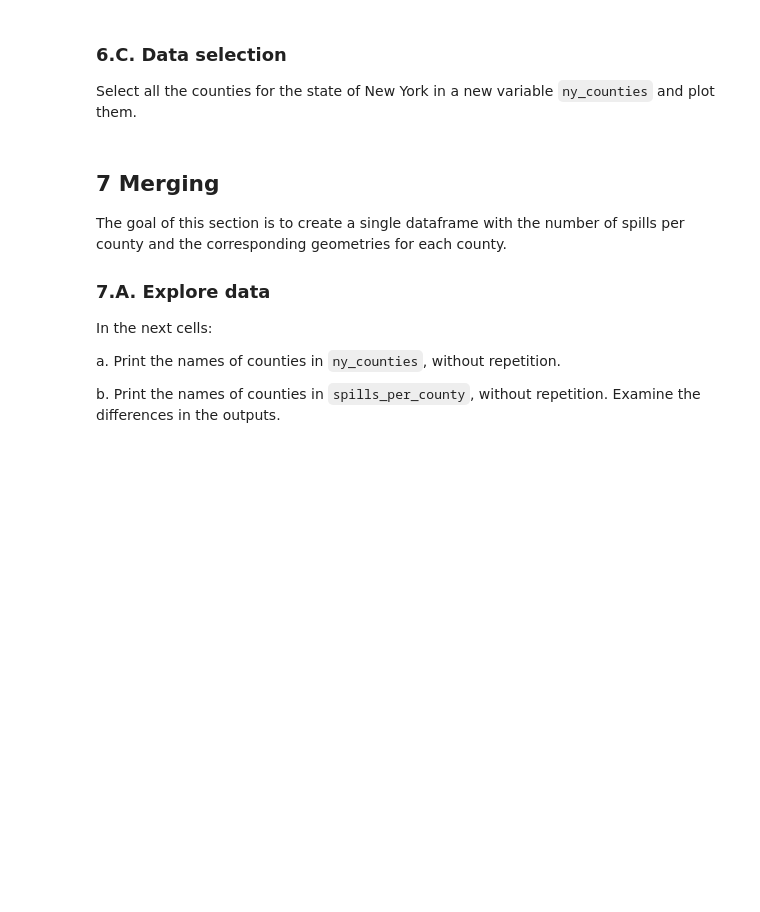
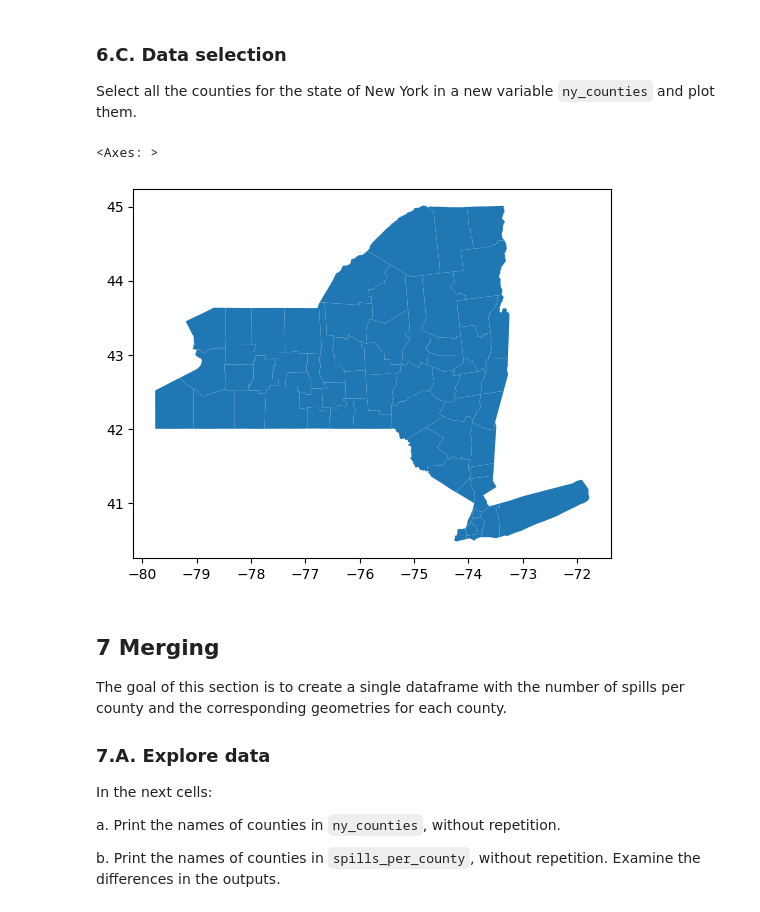
Before and after one commit to emmabeamitchell/eds220-hwk3, a Jupyter notebook: hwk3-task2-oil-spills.ipynb, the cells around one changed output. Saved outputs shown, nothing was run; the diff lists cells and outputs as text; code cells hidden in the pictures; blank space fills up the shorter version.

```diff
--- a/hwk3-task2-oil-spills.ipynb
+++ b/hwk3-task2-oil-spills.ipynb
@@ -326,0 +361,7 @@ Simplify column names as needed.
+# %%
+print(counties.columns, '\n')
+
+counties.columns = (counties.columns
+                  .str.lower())
+
+print(counties.columns, '\n')
@@ -333,3 +382,9 @@ Select all the counties for the state of New York in a new variable `ny_counties
+# %%
+ny_counties = counties[counties['statefp'] == '36']
+ny_counties.plot()
+# %% [output]
+<Axes: >
+[figure, added]
 # %% [markdown]
 ## 7 Merging
 
```
Also changed, not shown: parts of 30 cells of this notebook.
